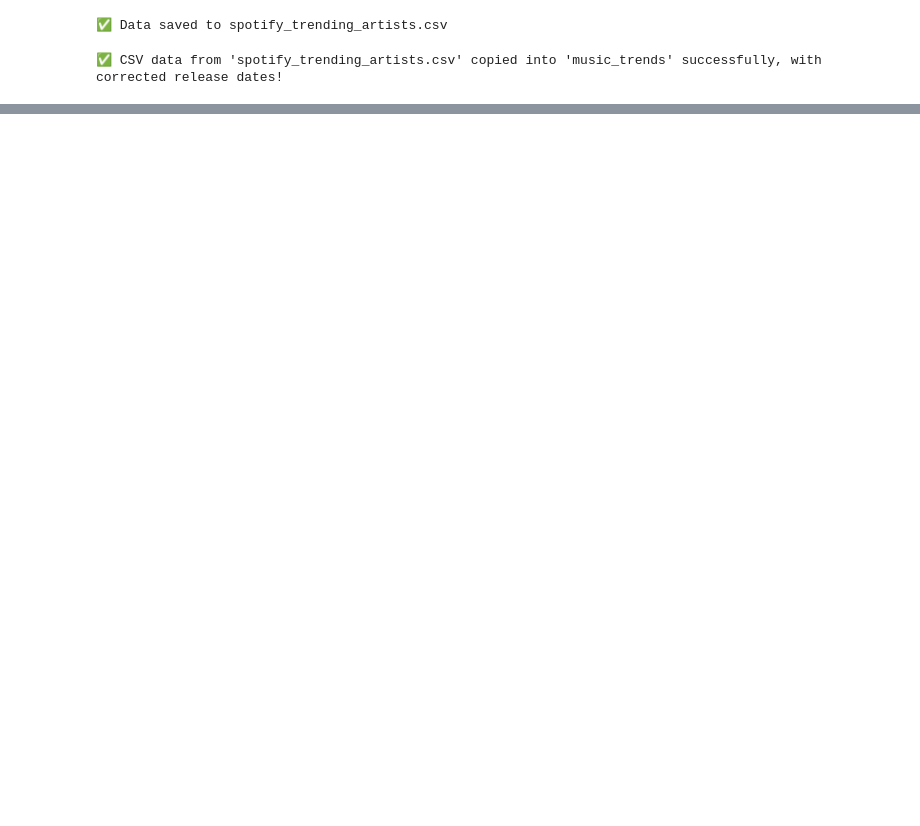
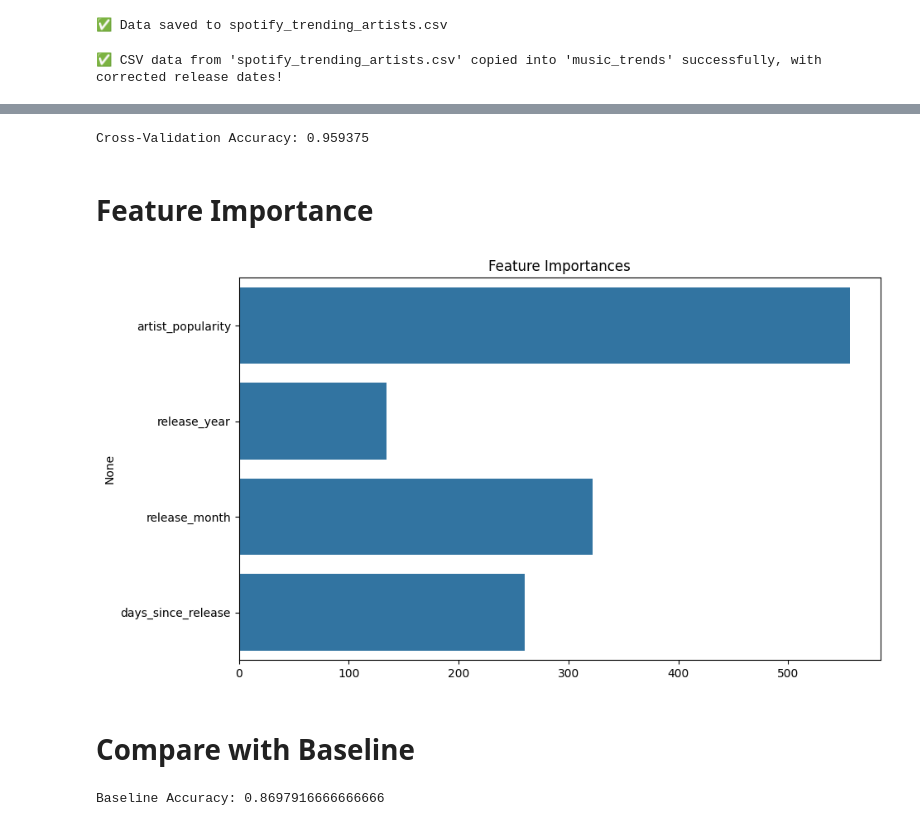
Before and after one commit to SheXinLim/music-trend-prediction-dashboard, a Jupyter notebook: trend_analysis.ipynb, the cells around one changed output, grey strips where cells are left out. Drawn from its saved outputs; the diff is of its cells as text; code cells hidden in the pictures; blank space fills up the shorter version.

Commit message:
trained model

```diff
--- a/trend_analysis.ipynb
+++ b/trend_analysis.ipynb
@@ -209,0 +261,16 @@ if __name__ == "__main__":
+# %%
+
+# Feature Engineering
+df['release_year'] = pd.to_datetime(df['release_date']).dt.year
+df['release_month'] = pd.to_datetime(df['release_date']).dt.month
+
+# Define target variable
+df['viral'] = df['track_popularity'] > 80  # Example threshold
+# %%
+import pandas as pd
+from datetime import datetime
+df['release_date'] = pd.to_datetime(df['release_date'], errors='coerce')
+df.dropna(subset=['release_date'], inplace=True)  # remove rows missing release_date if any
+
+today = pd.to_datetime("today")  # or pd.Timestamp("2025-03-01") for a fixed reference date
+df['days_since_release'] = (today - df['release_date']).dt.days
@@ -209,0 +330,17 @@ if __name__ == "__main__":
+# %%
+from lightgbm import LGBMClassifier
+from sklearn.model_selection import train_test_split
+from sklearn.metrics import accuracy_score
+
+X_train, X_test, y_train, y_test = train_test_split(
+    X, y,
+    test_size=0.2,
+    random_state=42
+)
+
+model = LGBMClassifier()
+model.fit(X_train, y_train)
+
+y_pred = model.predict(X_test)
+acc = accuracy_score(y_test, y_pred)
+print("Accuracy:", acc)
@@ -209,0 +406,34 @@ if __name__ == "__main__":
+# %%
+from sklearn.model_selection import cross_val_score
+
+cv_scores = cross_val_score(model, X, y, cv=5, scoring='accuracy')
+print("Cross-Validation Accuracy:", cv_scores.mean())
+# %% [output]
+Cross-Validation Accuracy: 0.959375
+# %% [markdown]
+# Feature Importance
+# %%
+import matplotlib.pyplot as plt
+import seaborn as sns
+
+feature_importances = model.feature_importances_
+feature_names = X.columns
+
+plt.figure(figsize=(10, 6))
+sns.barplot(x=feature_importances, y=feature_names)
+plt.title("Feature Importances")
+plt.show()
+# %% [output]
+[figure, added]
+# %% [markdown]
+# Compare with Baseline
+# %%
+from sklearn.dummy import DummyClassifier
+
+baseline = DummyClassifier(strategy="most_frequent")
+baseline.fit(X_train, y_train)
+y_pred_baseline = baseline.predict(X_test)
+baseline_acc = accuracy_score(y_test, y_pred_baseline)
+print("Baseline Accuracy:", baseline_acc)
+# %% [output]
+Baseline Accuracy: 0.8697916666666666
```
Also changed, not shown: parts of 9 cells of this notebook, 1 other file.
